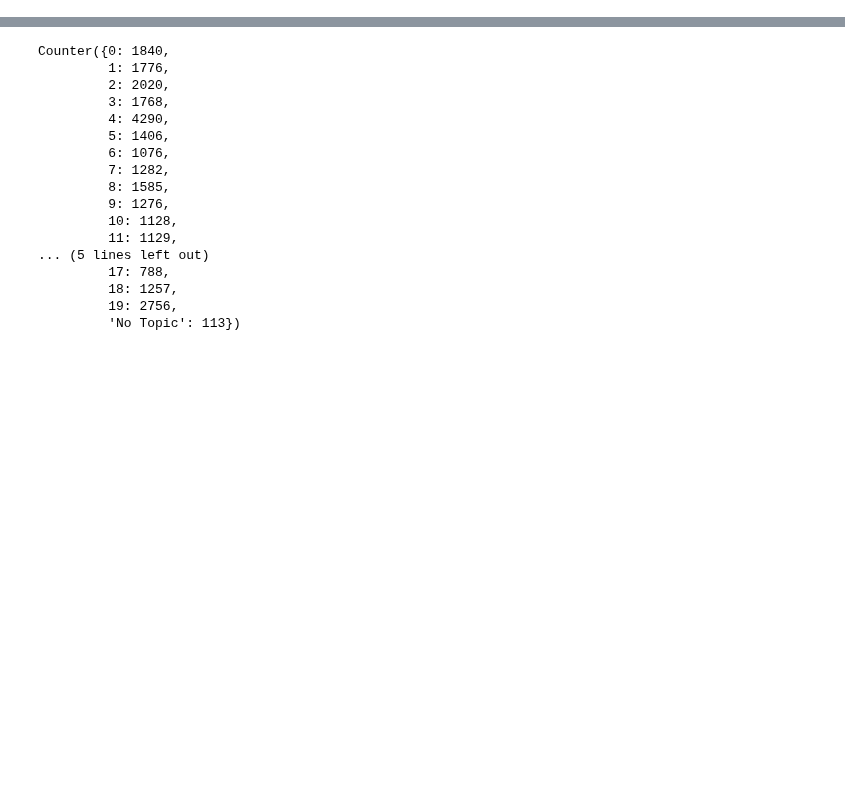
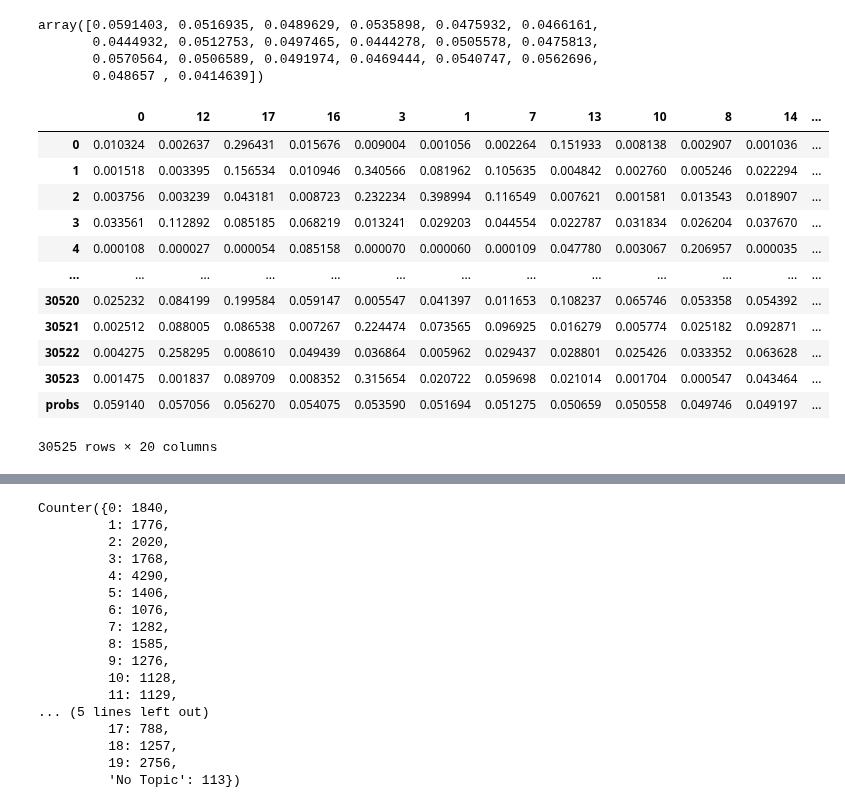
Before and after one commit to ginalamp/NFT_Twitter_Evolution, a Jupyter notebook: topic_modelling.ipynb, the cells around one changed output, grey strips where cells are left out. Saved outputs shown, nothing was run; the diff lists cells and outputs as text; code cells hidden in the pictures; blank space fills up the shorter version.

```diff
--- a/topic_modelling.ipynb
+++ b/topic_modelling.ipynb
@@ -8,0 +34,29 @@ csv = pd.read_csv('datain/processedTopicModelling.csv')
+# %%
+# load topic label probabilities (pz) BTM output
+topic_probabilities = np.loadtxt("datain/topic_modelling/k20.pz")
+topic_probabilities
+# %% [output]
+array([0.0591403, 0.0516935, 0.0489629, 0.0535898, 0.0475932, 0.0466161,
+       0.0444932, 0.0512753, 0.0497465, 0.0444278, 0.0505578, 0.0475813,
+       0.0570564, 0.0506589, 0.0491974, 0.0469444, 0.0540747, 0.0562696,
+       0.048657 , 0.0414639])
+# %%
+# sort confusion matrix according to highest topic probability
+df = confusion_matrix.T
+df['probs'] = topic_probabilities
+df = df.sort_values(by='probs', ascending=False).T
+df
+# %% [output]
+|  | 0 | 12 | 17 | 16 | 3 | 1 | 7 | 13 | 10 | 8 | 14 | ... |
+| 0 | 0.010324 | 0.002637 | 0.296431 | 0.015676 | 0.009004 | 0.001056 | 0.002264 | 0.151933 | 0.008138 | 0.002907 | 0.001036 | ... |
+| 1 | 0.001518 | 0.003395 | 0.156534 | 0.010946 | 0.340566 | 0.081962 | 0.105635 | 0.004842 | 0.002760 | 0.005246 | 0.022294 | ... |
+| 2 | 0.003756 | 0.003239 | 0.043181 | 0.008723 | 0.232234 | 0.398994 | 0.116549 | 0.007621 | 0.001581 | 0.013543 | 0.018907 | ... |
+| 3 | 0.033561 | 0.112892 | 0.085185 | 0.068219 | 0.013241 | 0.029203 | 0.044554 | 0.022787 | 0.031834 | 0.026204 | 0.037670 | ... |
+| 4 | 0.000108 | 0.000027 | 0.000054 | 0.085158 | 0.000070 | 0.000060 | 0.000109 | 0.047780 | 0.003067 | 0.206957 | 0.000035 | ... |
+| ... | ... | ... | ... | ... | ... | ... | ... | ... | ... | ... | ... | ... |
+| 30520 | 0.025232 | 0.084199 | 0.199584 | 0.059147 | 0.005547 | 0.041397 | 0.011653 | 0.108237 | 0.065746 | 0.053358 | 0.054392 | ... |
+| 30521 | 0.002512 | 0.088005 | 0.086538 | 0.007267 | 0.224474 | 0.073565 | 0.096925 | 0.016279 | 0.005774 | 0.025182 | 0.092871 | ... |
+| 30522 | 0.004275 | 0.258295 | 0.008610 | 0.049439 | 0.036864 | 0.005962 | 0.029437 | 0.028801 | 0.025426 | 0.033352 | 0.063628 | ... |
+| 30523 | 0.001475 | 0.001837 | 0.089709 | 0.008352 | 0.315654 | 0.020722 | 0.059698 | 0.021014 | 0.001704 | 0.000547 | 0.043464 | ... |
+| probs | 0.059140 | 0.057056 | 0.056270 | 0.054075 | 0.053590 | 0.051694 | 0.051275 | 0.050659 | 0.050558 | 0.049746 | 0.049197 | ... |
+30525 rows × 20 columns
```
Also changed, not shown: parts of 18 cells of this notebook, 4 other files.
